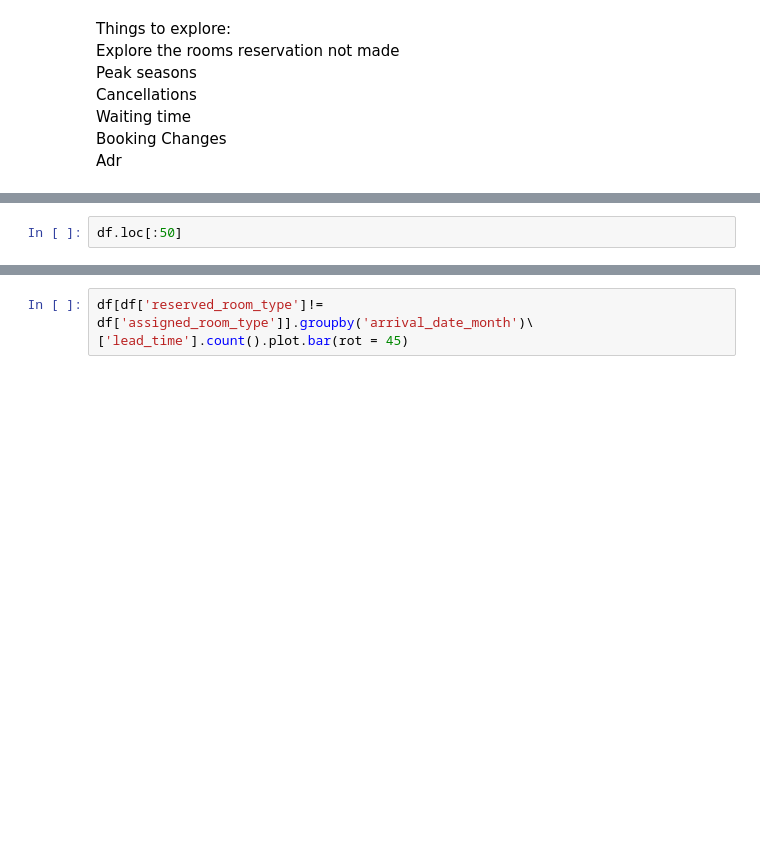
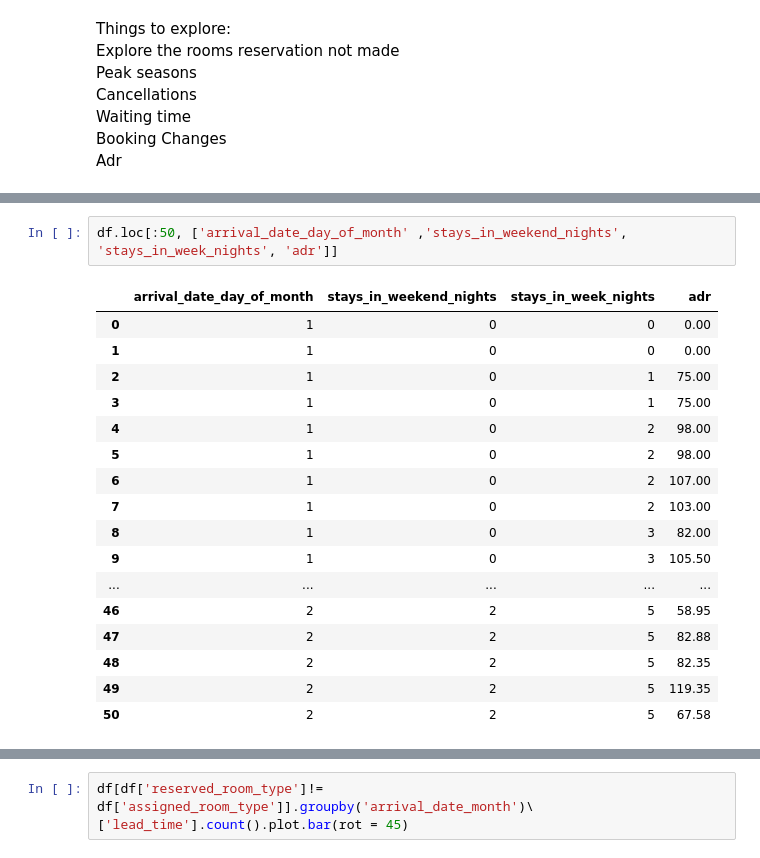
Before and after one commit to suchirmm/hotel-booking, a Jupyter notebook: hotel_booking_analysis.ipynb, the cells around one changed output, grey strips where cells are left out. Drawn from its saved outputs; the diff is of its cells as text; blank space fills up the shorter version.

```diff
--- a/hotel_booking_analysis.ipynb
+++ b/hotel_booking_analysis.ipynb
@@ -155,4 +194,22 @@ df.head()
 | 3 | Resort Hotel | 0 | 13 | 2015 | July | 27 | ... |
 | 4 | Resort Hotel | 0 | 14 | 2015 | July | 27 | ... |
 # %%
-df.loc[:50]
+df.loc[:50, ['arrival_date_day_of_month' ,'stays_in_weekend_nights', 'stays_in_week_nights', 'adr']]
+# %% [output]
+|  | arrival_date_day_of_month | stays_in_weekend_nights | stays_in_week_nights | adr |
+| 0 | 1 | 0 | 0 | 0.00 |
+| 1 | 1 | 0 | 0 | 0.00 |
+| 2 | 1 | 0 | 1 | 75.00 |
+| 3 | 1 | 0 | 1 | 75.00 |
+| 4 | 1 | 0 | 2 | 98.00 |
+| 5 | 1 | 0 | 2 | 98.00 |
+| 6 | 1 | 0 | 2 | 107.00 |
+| 7 | 1 | 0 | 2 | 103.00 |
+| 8 | 1 | 0 | 3 | 82.00 |
+| 9 | 1 | 0 | 3 | 105.50 |
+| ... | ... | ... | ... | ... |
+| 46 | 2 | 2 | 5 | 58.95 |
+| 47 | 2 | 2 | 5 | 82.88 |
+| 48 | 2 | 2 | 5 | 82.35 |
+| 49 | 2 | 2 | 5 | 119.35 |
+| 50 | 2 | 2 | 5 | 67.58 |
```
Also changed, not shown: parts of 5 cells of this notebook.
